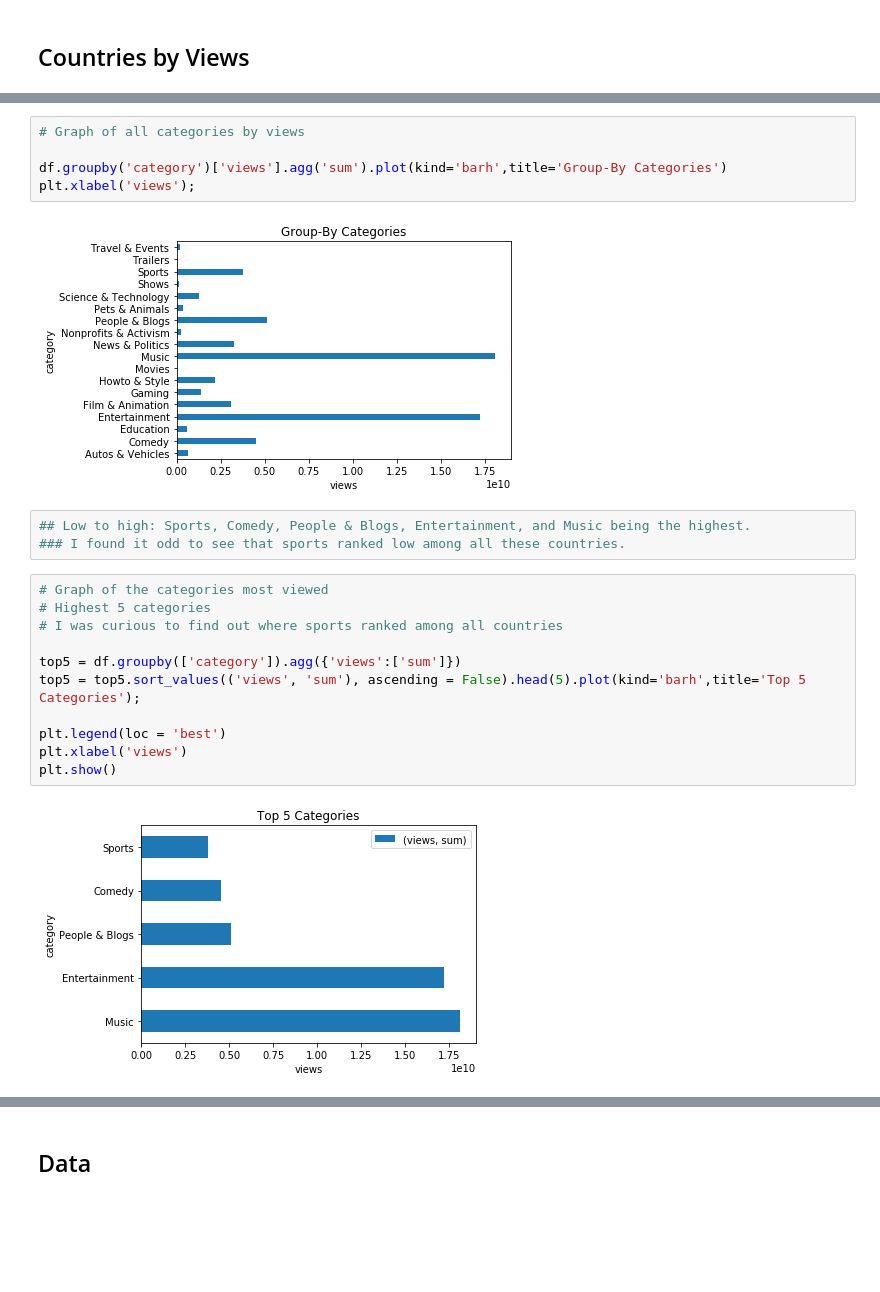
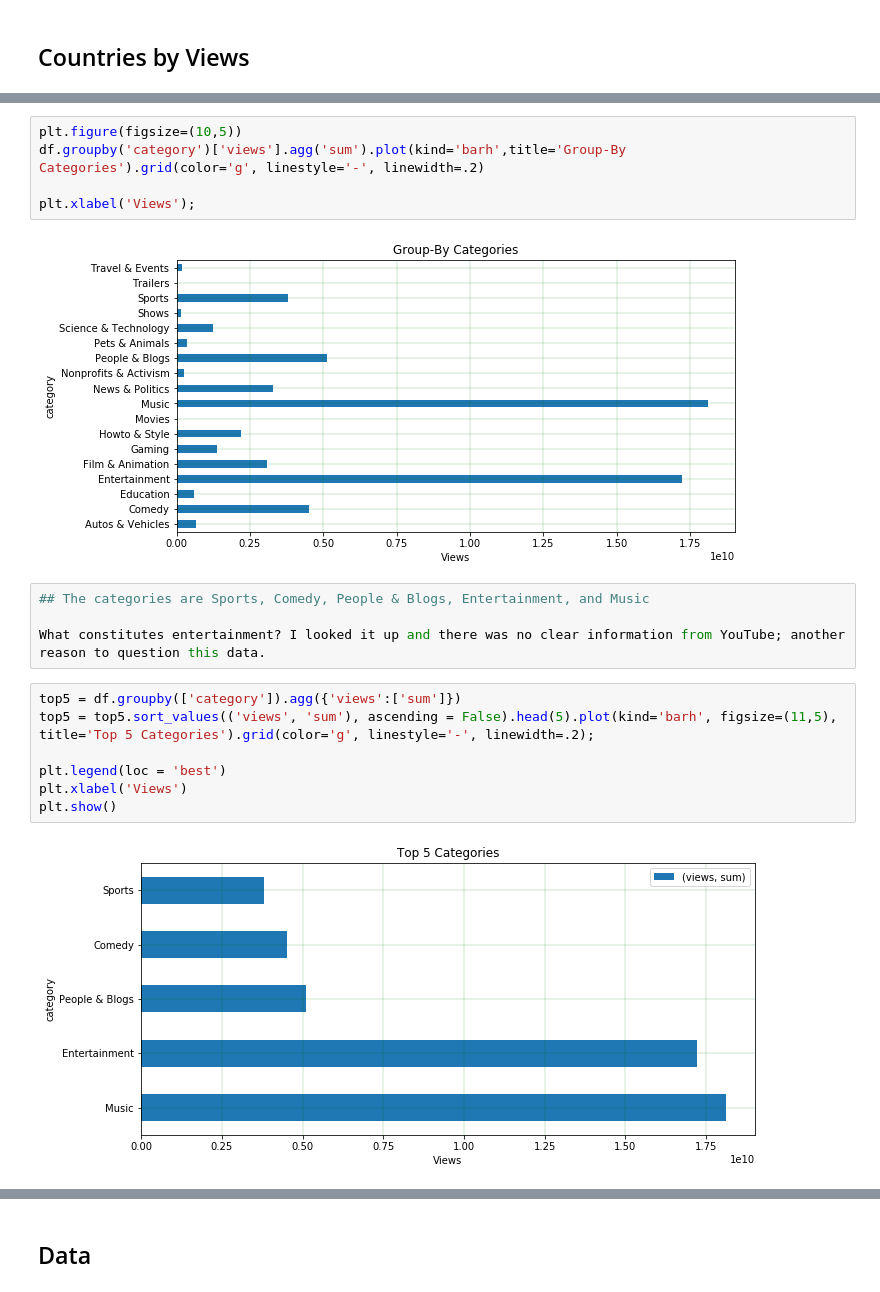
Before and after one commit to perezrm/YouTube_rmp, a Jupyter notebook: S26PracticePresentation.ipynb, the cells around one changed output, grey strips where cells are left out. Saved outputs shown, nothing was run; the diff lists cells and outputs as text; blank space fills up the shorter version.

```diff
--- a/S26PracticePresentation.ipynb
+++ b/S26PracticePresentation.ipynb
@@ -70,23 +59,20 @@ plt.show()
 # %%
-# Graph of all categories by views
+plt.figure(figsize=(10,5))
+df.groupby('category')['views'].agg('sum').plot(kind='barh',title='Group-By Categories').grid(color='g', linestyle='-', linewidth=.2)
 
-df.groupby('category')['views'].agg('sum').plot(kind='barh',title='Group-By Categories')
-plt.xlabel('views');
+plt.xlabel('Views');
 # %% [output]
-[figure, old version]
+[figure, new version]
-# %%
-## Low to high: Sports, Comedy, People & Blogs, Entertainment, and Music being the highest.
-### I found it odd to see that sports ranked low among all these countries.
+# %%
+## The categories are Sports, Comedy, People & Blogs, Entertainment, and Music
+
+What constitutes entertainment? I looked it up and there was no clear information from YouTube; another reason to question this data.
 # %%
-# Graph of the categories most viewed
-# Highest 5 categories
-# I was curious to find out where sports ranked among all countries
-
 top5 = df.groupby(['category']).agg({'views':['sum']})
-top5 = top5.sort_values(('views', 'sum'), ascending = False).head(5).plot(kind='barh',title='Top 5 Categories');
+top5 = top5.sort_values(('views', 'sum'), ascending = False).head(5).plot(kind='barh', figsize=(11,5), title='Top 5 Categories').grid(color='g', linestyle='-', linewidth=.2);
 
 plt.legend(loc = 'best')
-plt.xlabel('views')
+plt.xlabel('Views')
 plt.show()
 # %% [output]
-[figure, old version]
+[figure, new version]
```
Also changed, not shown: parts of 20 cells of this notebook.
